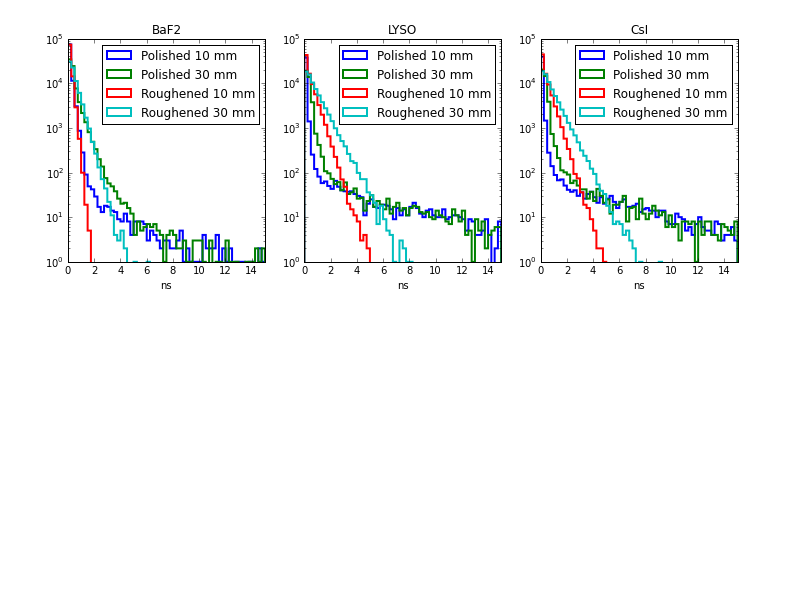
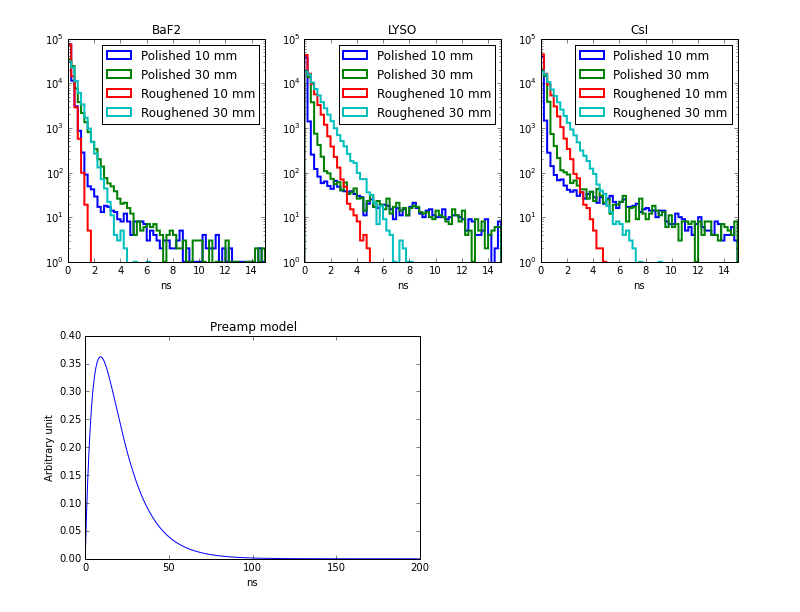
Before and after one commit to gitcheng/rayTraceNotebook, a Jupyter notebook: photon_arrival_time_colls2.ipynb, the cells around one changed output. Cells and saved outputs as stored; diff of their text form; code cells hidden in the pictures; blank space fills up the shorter version.

```diff
--- a/photon_arrival_time_colls2.ipynb
+++ b/photon_arrival_time_colls2.ipynb
@@ -127,0 +135,11 @@ slapd3mm = fill_pmodel_gaps(slapd3mm, ndivs=5)
+# %%
+t= slapd9mm.t[slapd9mm.t>=0]
+ps= pulse_shape_simple(t, 6.0, 15.0, 10)
+pream= np.array(zip(t,ps), dtype=slapd9mm.dtype).view(np.recarray)
+plt.plot(pream.t, pream.p)
+plt.title('Preamp model');
+plt.xlabel('ns');
+plt.ylabel('Arbitrary unit')
+plt.savefig('../plots/preamp_model_6_15.pdf')
+# %% [output]
+[figure, added]
```
Also changed, not shown: parts of 6 cells of this notebook, 10 other files.
